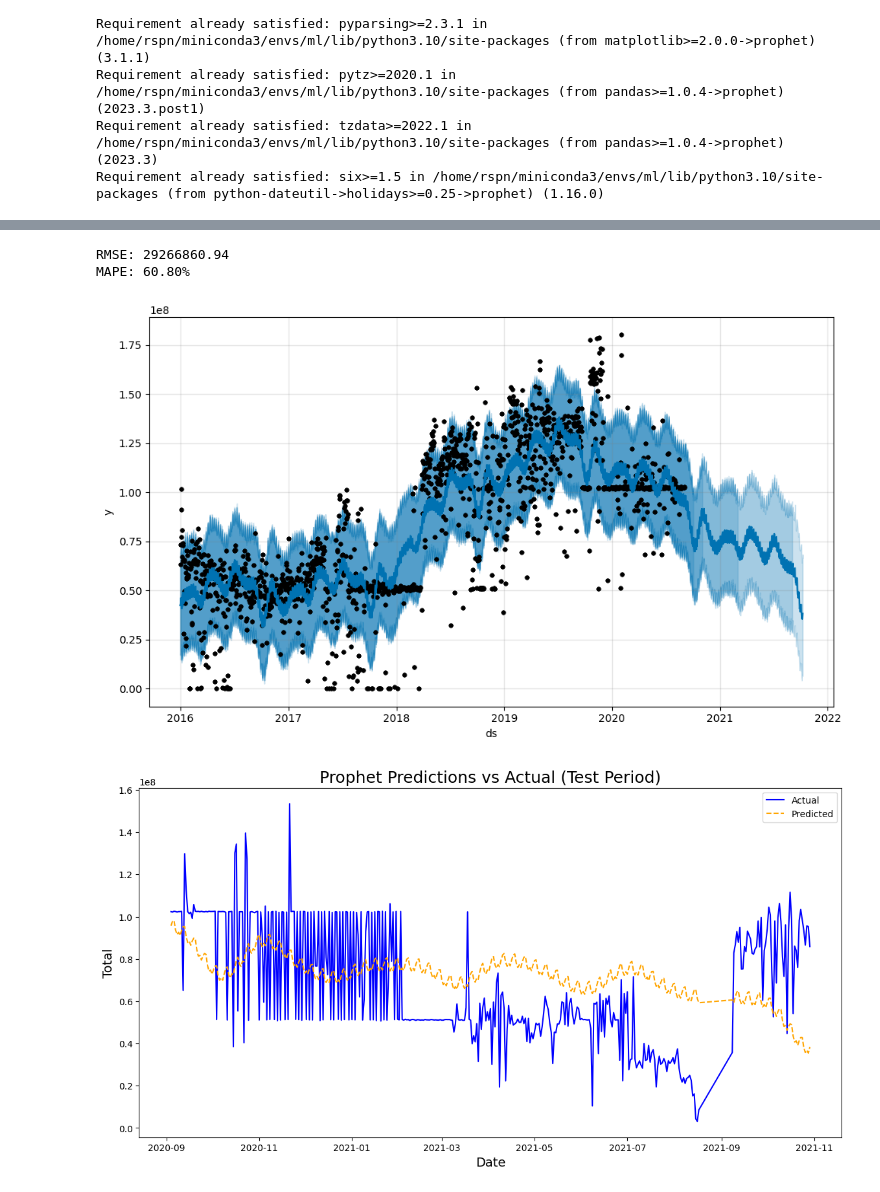
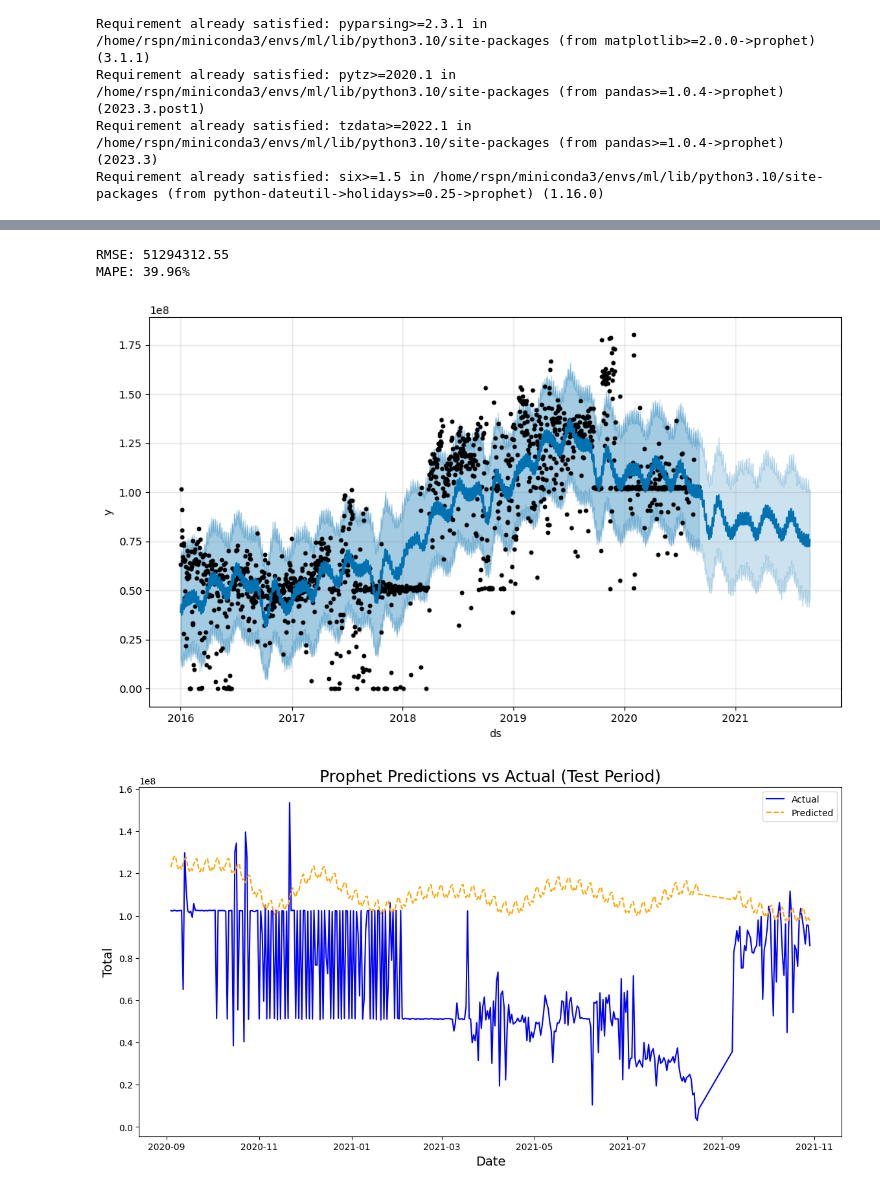
Before and after one commit to rspnn/timeseries, a Jupyter notebook: article project/gasoline/tesprophet.ipynb, the cells around one changed output, grey strips where cells are left out. Cells and saved outputs as stored; diff of their text form; code cells hidden in the pictures.

```diff
--- a/article project/gasoline/tesprophet.ipynb
+++ b/article project/gasoline/tesprophet.ipynb
@@ -43,7 +43,7 @@ train, test = data[:train_size], data[train_size:]
 
 # Create and fit the model with parameter adjustments
 model = Prophet(
-    changepoint_prior_scale=0.05,  # Adjust as needed
+    changepoint_prior_scale=0.02,  # Adjust as needed
     holidays_prior_scale=10,  # Adjust as needed
     yearly_seasonality=True,
     weekly_seasonality=True,
@@ -52,7 +52,7 @@ model = Prophet(
 model.fit(train)
 
 # Make predictions for the test set
-future = model.make_future_dataframe(periods=len(test))
+future = model.make_future_dataframe(periods=0)
 forecast = model.predict(future)
 
 # Extracting predicted values
@@ -61,7 +61,7 @@ y_pred = forecast['yhat'].tail(len(test)).values
 # Evaluate the model
 y_true = test['y'].values
 rmse = sqrt(mean_squared_error(y_true, y_pred))
-mape = np.mean(np.abs((y_true - y_pred) / y_true)) * 100
+mape = np.mean(np.abs((y_true - y_pred) / y_pred)) * 100
 
 # Print RMSE and MAPE
 print(f"RMSE: {rmse:.2f}")
@@ -80,13 +80,13 @@ y_pred_extended = forecast_extended['yhat'].tail(365).values
 # Plot the extended predictions
 fig = model.plot(forecast_extended, ax=fig.gca(), plot_cap=False)
 
-# Additional predictions for 30, 60, and 180 days
-days_to_predict = [30, 60, 180]
-for days in days_to_predict:
-    future_additional = model.make_future_dataframe(periods=days)
-    forecast_additional = model.predict(future_additional)
-    y_pred_additional = forecast_additional['yhat'].tail(days).values
-    fig = model.plot(forecast_additional, ax=fig.gca(), plot_cap=False)
+# # Additional predictions for 30, 60, and 180 days
+# days_to_predict = [30, 60, 180]
+# for days in days_to_predict:
+#     future_additional = model.make_future_dataframe(periods=days)
+#     forecast_additional = model.predict(future_additional)
+#     y_pred_additional = forecast_additional['yhat'].tail(days).values
+#     fig = model.plot(forecast_additional, ax=fig.gca(), plot_cap=False)
 
 # Separate plot for predictions
 plt.figure(figsize=(14, 7))
@@ -103,4 +103,4 @@ plt.show()
-RMSE: 29266860.94
-MAPE: 60.80%
+RMSE: 51294312.55
+MAPE: 39.96%
-[figure, old version]
+[figure, new version]
-[figure, old version]
+[figure, new version]
```
Also changed, not shown: parts of 1 cell of this notebook, 14 other files.
